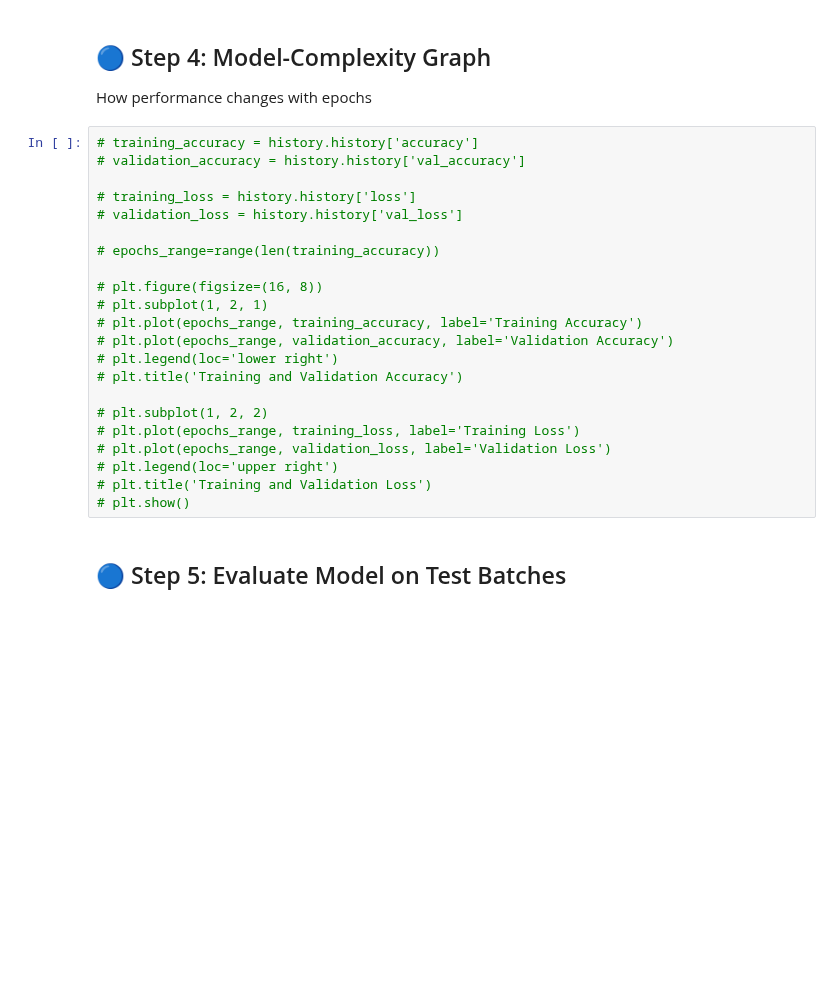
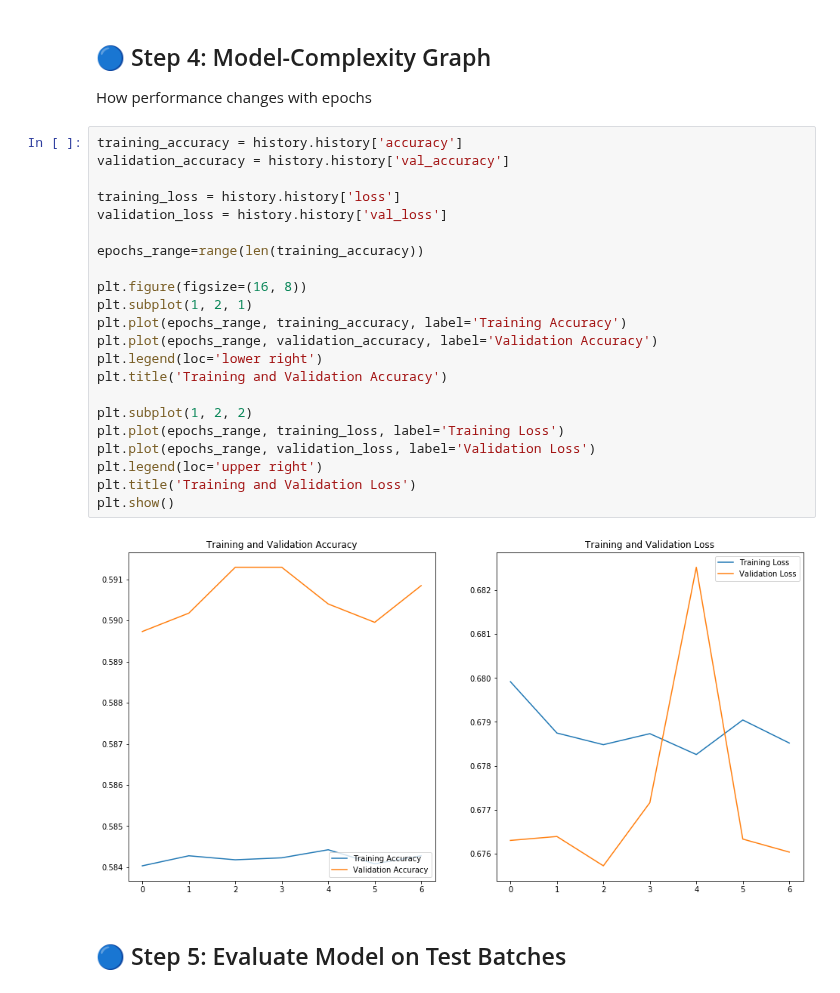
Before and after one commit to johngeorgousis/jet-classifier, a Jupyter notebook: MAIN.ipynb, the cells around one changed output. Saved outputs shown, nothing was run; the diff lists cells and outputs as text; blank space fills up the shorter version.

```diff
--- a/MAIN.ipynb
+++ b/MAIN.ipynb
@@ -543,27 +450,29 @@ Saves the best model
 ## 🔵 Step 4: Model-Complexity Graph
 How performance changes with epochs
 # %%
-# training_accuracy = history.history['accuracy']
-# validation_accuracy = history.history['val_accuracy']
+training_accuracy = history.history['accuracy']
+validation_accuracy = history.history['val_accuracy']
 
-# training_loss = history.history['loss']
-# validation_loss = history.history['val_loss']
+training_loss = history.history['loss']
+validation_loss = history.history['val_loss']
 
-# epochs_range=range(len(training_accuracy))
+epochs_range=range(len(training_accuracy))
 
-# plt.figure(figsize=(16, 8))
-# plt.subplot(1, 2, 1)
-# plt.plot(epochs_range, training_accuracy, label='Training Accuracy')
-# plt.plot(epochs_range, validation_accuracy, label='Validation Accuracy')
-# plt.legend(loc='lower right')
-# plt.title('Training and Validation Accuracy')
+plt.figure(figsize=(16, 8))
+plt.subplot(1, 2, 1)
+plt.plot(epochs_range, training_accuracy, label='Training Accuracy')
+plt.plot(epochs_range, validation_accuracy, label='Validation Accuracy')
+plt.legend(loc='lower right')
+plt.title('Training and Validation Accuracy')
 
-# plt.subplot(1, 2, 2)
-# plt.plot(epochs_range, training_loss, label='Training Loss')
-# plt.plot(epochs_range, validation_loss, label='Validation Loss')
-# plt.legend(loc='upper right')
-# plt.title('Training and Validation Loss')
-# plt.show()
+plt.subplot(1, 2, 2)
+plt.plot(epochs_range, training_loss, label='Training Loss')
+plt.plot(epochs_range, validation_loss, label='Validation Loss')
+plt.legend(loc='upper right')
+plt.title('Training and Validation Loss')
+plt.show()
+# %% [output]
+[figure, added]
 # %% [markdown]
 ## 🔵 Step 5: Evaluate Model on Test Batches
 # %%
```
Also changed, not shown: parts of 16 cells of this notebook, 3 other files.
